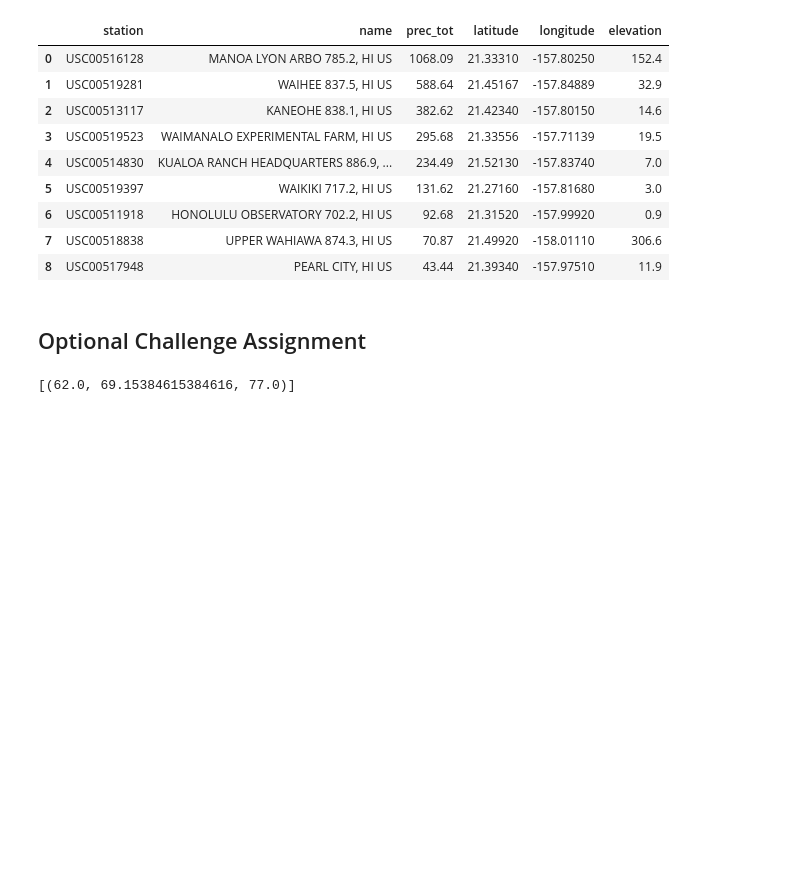
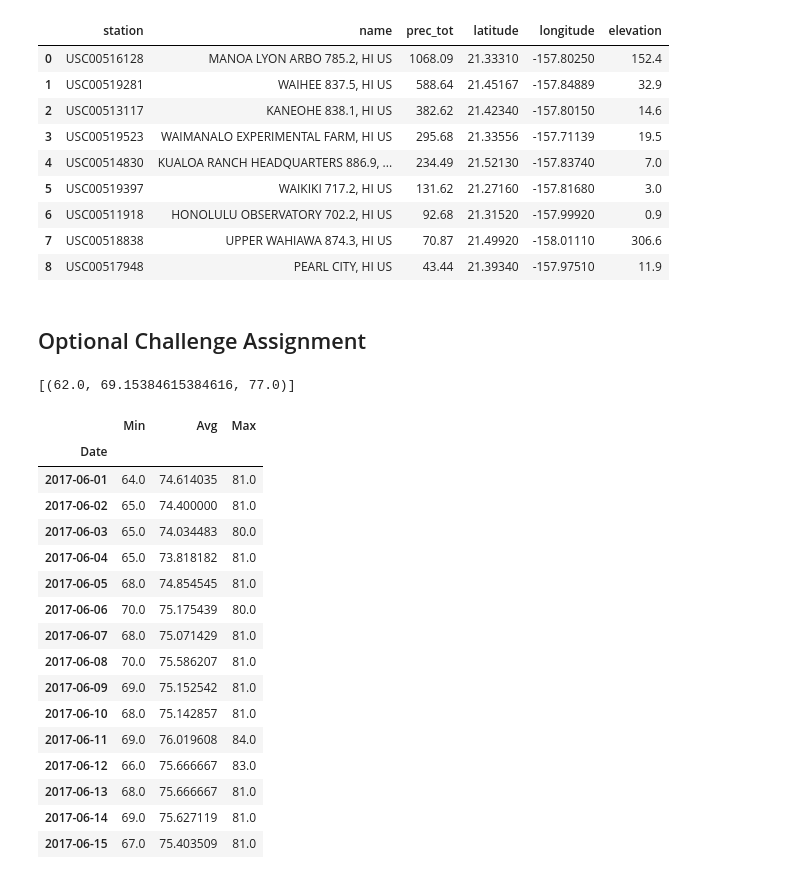
Before and after one commit to bowielh/11_ADSR, a Jupyter notebook: climate.ipynb, the cells around one changed output. Drawn from its saved outputs; the diff is of its cells as text; code cells hidden in the pictures; blank space fills up the shorter version.

```diff
--- a/climate.ipynb
+++ b/climate.ipynb
@@ -274,9 +272,52 @@ daily_normals("01-01")
 # Set the start and end date of the trip
 
 # Use the start and end date to create a range of dates
+# Strip off the year and save a list of %m-%d strings
 
-# Stip off the year and save a list of %m-%d strings
+ts = dt.datetime.strptime(trip_start, '%Y-%m-%d').date()
+te = dt.datetime.strptime(trip_end, '%Y-%m-%d').date()
+td = te - ts
+
+count = 0
+date_list = []
+md_list = []
+for i in range(td.days+1):
+    days = ts + dt.timedelta(days=count)
+    date_list.append(dt.date.strftime(ts + dt.timedelta(days=count),'%Y-%m-%d'))
+    md_list.append(dt.date.strftime(days, '%m-%d'))
+    count += 1
 
 # Loop through the list of %m-%d strings and calculate the normals for each date
+min_list = []
+avg_list = []
+max_list = []
+for day in md_list:
+    min_list.append(daily_normals(day)[0].min)
+    avg_list.append(daily_normals(day)[0].avg)
+    max_list.append(daily_normals(day)[0].max)
 # %%
 # Load the previous query results into a Pandas DataFrame and add the `trip_dates` range as the `date` index
+norm_df = pd.DataFrame({'Date': date_list,
+                        'Min': min_list,
+                        'Avg': avg_list,
+                        'Max': max_list})
+norm_df = norm_df.set_index('Date')
+norm_df
+# %% [output]
+|  | Min | Avg | Max |
+| Date |  |  |  |
+| 2017-06-01 | 64.0 | 74.614035 | 81.0 |
+| 2017-06-02 | 65.0 | 74.400000 | 81.0 |
+| 2017-06-03 | 65.0 | 74.034483 | 80.0 |
+| 2017-06-04 | 65.0 | 73.818182 | 81.0 |
+| 2017-06-05 | 68.0 | 74.854545 | 81.0 |
+| 2017-06-06 | 70.0 | 75.175439 | 80.0 |
+| 2017-06-07 | 68.0 | 75.071429 | 81.0 |
+| 2017-06-08 | 70.0 | 75.586207 | 81.0 |
+| 2017-06-09 | 69.0 | 75.152542 | 81.0 |
+| 2017-06-10 | 68.0 | 75.142857 | 81.0 |
+| 2017-06-11 | 69.0 | 76.019608 | 84.0 |
+| 2017-06-12 | 66.0 | 75.666667 | 83.0 |
+| 2017-06-13 | 68.0 | 75.666667 | 81.0 |
+| 2017-06-14 | 69.0 | 75.627119 | 81.0 |
+| 2017-06-15 | 67.0 | 75.403509 | 81.0 |
```
Also changed, not shown: parts of 4 cells of this notebook.
